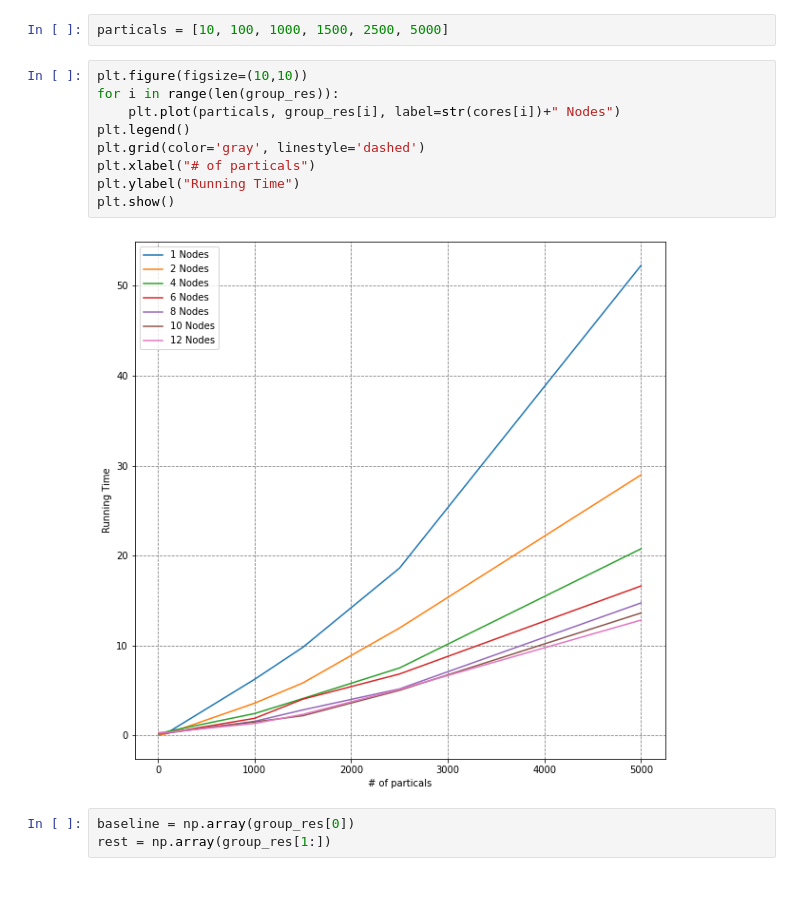
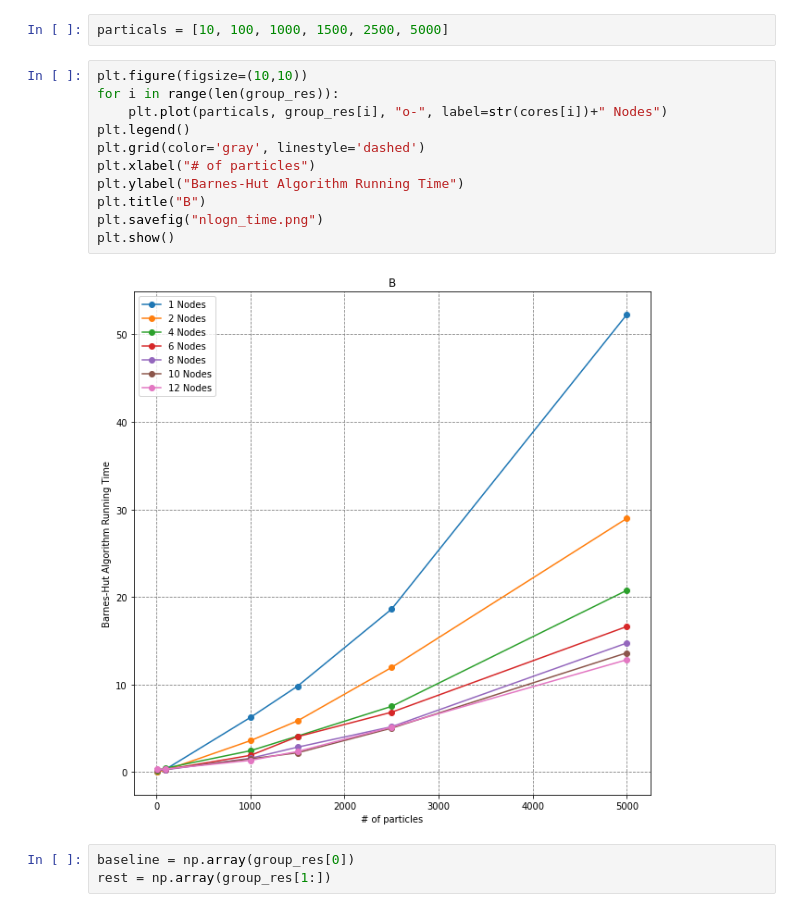
Before and after one commit to siriusctrl/COMP90025-Parallel-Multicore-Computing, a Jupyter notebook: nbody/plot.ipynb, the cells around one changed output. Drawn from its saved outputs; the diff is of its cells as text.

```diff
--- a/nbody/plot.ipynb
+++ b/nbody/plot.ipynb
@@ -11,14 +11,16 @@ particals = [10, 100, 1000, 1500, 2500, 5000]
 # %%
 plt.figure(figsize=(10,10))
 for i in range(len(group_res)):
-    plt.plot(particals, group_res[i], label=str(cores[i])+" Nodes")
+    plt.plot(particals, group_res[i], "o-", label=str(cores[i])+" Nodes")
 plt.legend()
 plt.grid(color='gray', linestyle='dashed')
-plt.xlabel("# of particals")
-plt.ylabel("Running Time")
+plt.xlabel("# of particles")
+plt.ylabel("Barnes-Hut Algorithm Running Time")
+plt.title("B")
+plt.savefig("nlogn_time.png")
 plt.show()
 # %% [output]
-[figure, old version]
+[figure, new version]
 # %%
 baseline = np.array(group_res[0])
 rest = np.array(group_res[1:])
```
Also changed, not shown: parts of 4 cells of this notebook, 8 other files.
